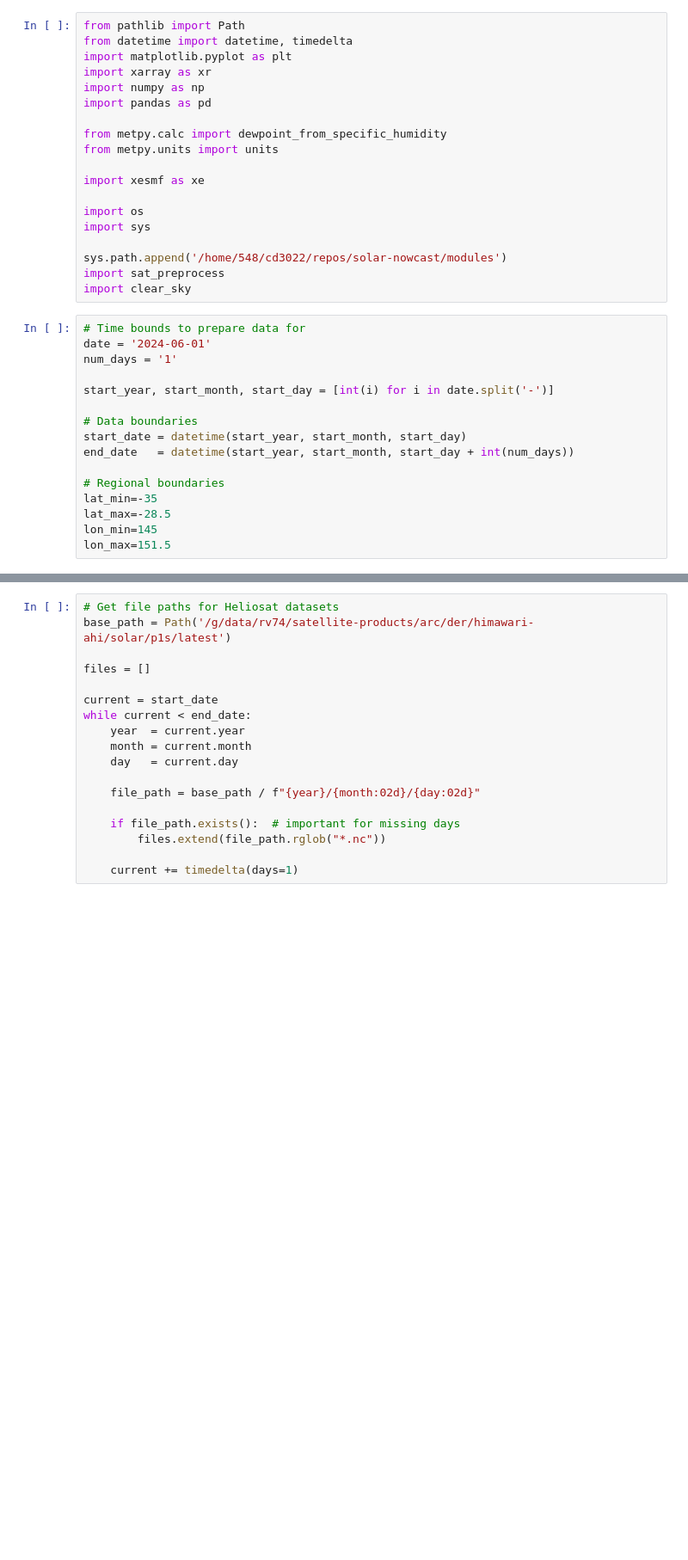
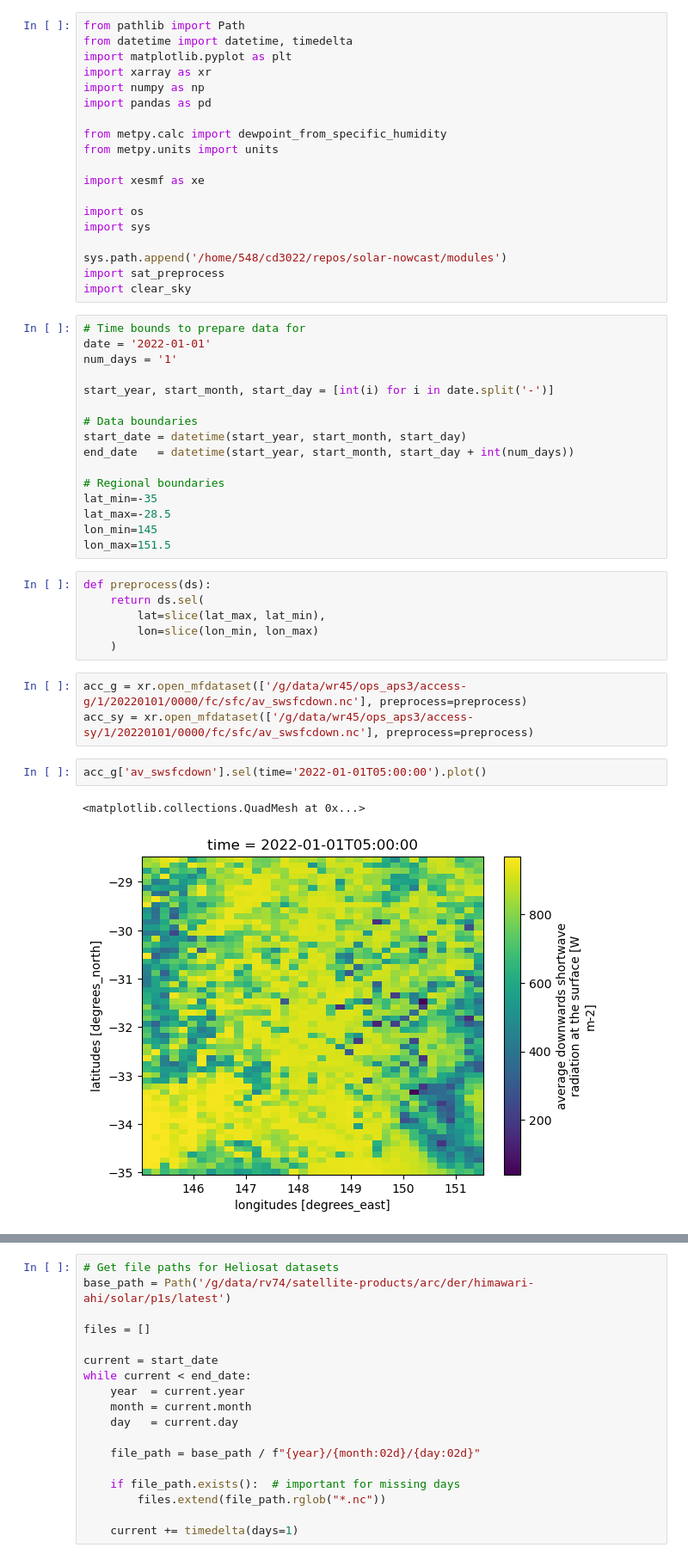
Before and after one commit to cdoedens/solar-nowcast, a Jupyter notebook: mouse/01_prepare_alldata.ipynb, the cells around one changed output, grey strips where cells are left out. Shown at 86% size. Saved outputs shown, nothing was run; the diff lists cells and outputs as text; blank space fills up the shorter version.

Commit message:
start to look at NWP data

```diff
--- a/mouse/01_prepare_alldata.ipynb
+++ b/mouse/01_prepare_alldata.ipynb
@@ -26,7 +26,7 @@ import sat_preprocess
 import clear_sky
 # %%
 # Time bounds to prepare data for
-date = '2024-06-01'
+date = '2022-01-01'
 num_days = '1'
 
 start_year, start_month, start_day = [int(i) for i in date.split('-')]
@@ -40,3 +40,17 @@ lat_min=-35
 lat_max=-28.5
 lon_min=145
 lon_max=151.5
+# %%
+def preprocess(ds):
+    return ds.sel(
+        lat=slice(lat_max, lat_min),
+        lon=slice(lon_min, lon_max)
+    )
+# %%
+acc_g = xr.open_mfdataset(['/g/data/wr45/ops_aps3/access-g/1/20220101/0000/fc/sfc/av_swsfcdown.nc'], preprocess=preprocess)
+acc_sy = xr.open_mfdataset(['/g/data/wr45/ops_aps3/access-sy/1/20220101/0000/fc/sfc/av_swsfcdown.nc'], preprocess=preprocess)
+# %%
+acc_g['av_swsfcdown'].sel(time='2022-01-01T05:00:00').plot()
+# %% [output]
+<matplotlib.collections.QuadMesh at 0x...>
+[figure, added]
```
Also changed, not shown: parts of 5 cells of this notebook.
